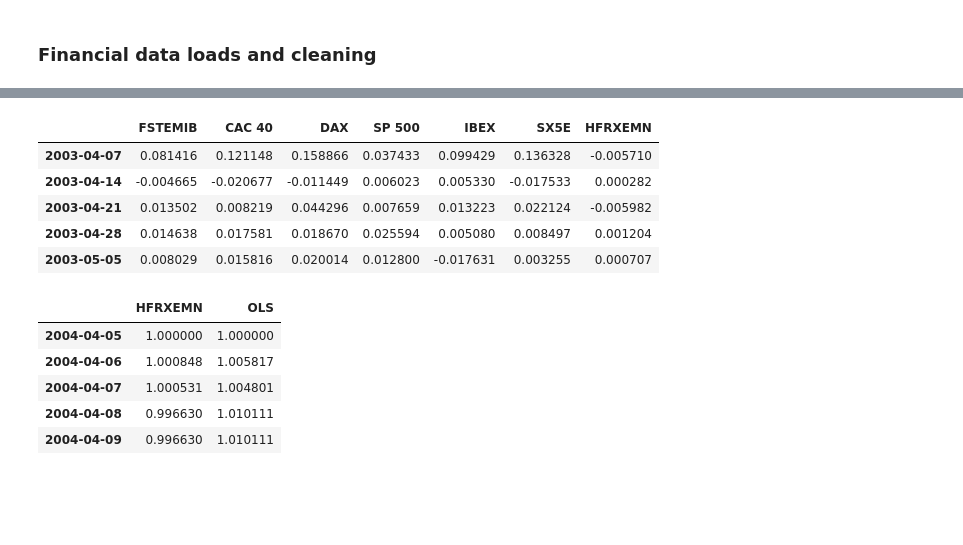
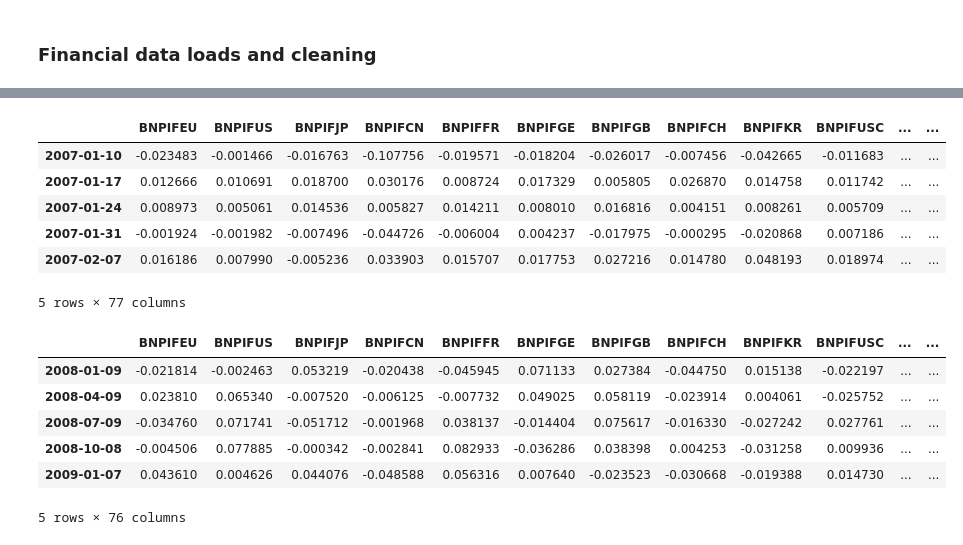
Before and after one commit to gwigniolle/Hedge-Fund-Replication, a Jupyter notebook: OLS Regression on HFRX Equity Market Neutral.ipynb, the cells around one changed output, grey strips where cells are left out. Drawn from its saved outputs; the diff is of its cells as text; code cells hidden in the pictures; blank space fills up the shorter version.

```diff
--- a/OLS Regression on HFRX Equity Market Neutral.ipynb
+++ b/OLS Regression on HFRX Equity Market Neutral.ipynb
@@ -22,16 +25,19 @@ from hc_graph import hc_stock
 #bnp
 # %%
 # yahoo_prices
-yahoo = pd.read_csv(r"financial_data/yahoo_prices.csv", index_col=0, parse_dates=True)
+yahoo = pd.read_csv(r"financial_data/yahoo_prices.csv", index_col=0, parse_dates=True, dayfirst=True)
 
 # MSCI
 msci = pd.read_csv(r'financial_data/msci_data.csv', index_col=0, parse_dates=True, sep=";")
 
 # HFRX
-hfrx_all = pd.read_csv(r"financial_data/hfrx_daily_index_data.csv", index_col=0, parse_dates=True, sep=";")
-hfrx = hfrx_all[hfrx_all['Name'] == 'HFRXEMN'][["Price"]].rename(columns={'Price':"HFRXEMN"})
+hfrx_all = pd.read_csv(r"financial_data/hfrx_daily_index_data.csv", index_col=0, parse_dates=True)
+hfrx = hfrx_all['HFRXEMN']
+
+# BNP
+bnp = pd.read_csv(r"financial_data/bnp_data.csv", index_col=0, parse_dates=True, dayfirst=True)
 # %%
-prices = yahoo.copy()
+prices = bnp.copy()
 #prices = prices.join(msci, how="outer")
 prices = prices.join(hfrx,how="outer")
 # %%
@@ -57,15 +73,16 @@ HFRXEMN   2003-03-31
 dtype: datetime64[ns]
 # %%
-prices = prices[starts.max():].ffill()
-returns = prices.resample('7D').apply(lambda x:x[0]).pct_change().dropna()
+prices = prices.ffill().dropna()
+returns = prices.resample('7D').first().pct_change().dropna()
 returns.head()
 # %% [output]
-|  | FSTEMIB | CAC 40 | DAX | SP 500 | IBEX | SX5E | HFRXEMN |
-| 2003-04-07 | 0.081416 | 0.121148 | 0.158866 | 0.037433 | 0.099429 | 0.136328 | -0.005710 |
-| 2003-04-14 | -0.004665 | -0.020677 | -0.011449 | 0.006023 | 0.005330 | -0.017533 | 0.000282 |
-| 2003-04-21 | 0.013502 | 0.008219 | 0.044296 | 0.007659 | 0.013223 | 0.022124 | -0.005982 |
-| 2003-04-28 | 0.014638 | 0.017581 | 0.018670 | 0.025594 | 0.005080 | 0.008497 | 0.001204 |
-| 2003-05-05 | 0.008029 | 0.015816 | 0.020014 | 0.012800 | -0.017631 | 0.003255 | 0.000707 |
+|  | BNPIFEU | BNPIFUS | BNPIFJP | BNPIFCN | BNPIFFR | BNPIFGE | BNPIFGB | BNPIFCH | BNPIFKR | BNPIFUSC | ... | ... |
+| 2007-01-10 | -0.023483 | -0.001466 | -0.016763 | -0.107756 | -0.019571 | -0.018204 | -0.026017 | -0.007456 | -0.042665 | -0.011683 | ... | ... |
+| 2007-01-17 | 0.012666 | 0.010691 | 0.018700 | 0.030176 | 0.008724 | 0.017329 | 0.005805 | 0.026870 | 0.014758 | 0.011742 | ... | ... |
+| 2007-01-24 | 0.008973 | 0.005061 | 0.014536 | 0.005827 | 0.014211 | 0.008010 | 0.016816 | 0.004151 | 0.008261 | 0.005709 | ... | ... |
+| 2007-01-31 | -0.001924 | -0.001982 | -0.007496 | -0.044726 | -0.006004 | 0.004237 | -0.017975 | -0.000295 | -0.020868 | 0.007186 | ... | ... |
+| 2007-02-07 | 0.016186 | 0.007990 | -0.005236 | 0.033903 | 0.015707 | 0.017753 | 0.027216 | 0.014780 | 0.048193 | 0.018974 | ... | ... |
+5 rows × 77 columns
 # %%
 hrfx_returns = returns[["HFRXEMN"]]
 bch_returns = returns.drop("HFRXEMN", axis=1)
@@ -86,13 +103,15 @@ df_res["OLS"] = replication
 df_res = df_res / df_res.iloc[0]
 
 df_res.head()
+df_weight.head()
 # %% [output]
-|  | HFRXEMN | OLS |
-| 2004-04-05 | 1.000000 | 1.000000 |
-| 2004-04-06 | 1.000848 | 1.005817 |
-| 2004-04-07 | 1.000531 | 1.004801 |
-| 2004-04-08 | 0.996630 | 1.010111 |
-| 2004-04-09 | 0.996630 | 1.010111 |
+|  | BNPIFEU | BNPIFUS | BNPIFJP | BNPIFCN | BNPIFFR | BNPIFGE | BNPIFGB | BNPIFCH | BNPIFKR | BNPIFUSC | ... | ... |
+| 2008-01-09 | -0.021814 | -0.002463 | 0.053219 | -0.020438 | -0.045945 | 0.071133 | 0.027384 | -0.044750 | 0.015138 | -0.022197 | ... | ... |
+| 2008-04-09 | 0.023810 | 0.065340 | -0.007520 | -0.006125 | -0.007732 | 0.049025 | 0.058119 | -0.023914 | 0.004061 | -0.025752 | ... | ... |
+| 2008-07-09 | -0.034760 | 0.071741 | -0.051712 | -0.001968 | 0.038137 | -0.014404 | 0.075617 | -0.016330 | -0.027242 | 0.027761 | ... | ... |
+| 2008-10-08 | -0.004506 | 0.077885 | -0.000342 | -0.002841 | 0.082933 | -0.036286 | 0.038398 | 0.004253 | -0.031258 | 0.009936 | ... | ... |
+| 2009-01-07 | 0.043610 | 0.004626 | 0.044076 | -0.048588 | 0.056316 | 0.007640 | -0.023523 | -0.030668 | -0.019388 | 0.014730 | ... | ... |
+5 rows × 76 columns
 # %%
 df_res.plot(figsize=(13,6), linewidth=1)
 # %% [output]
```
Also changed, not shown: parts of 4 cells of this notebook, 3 other files.
